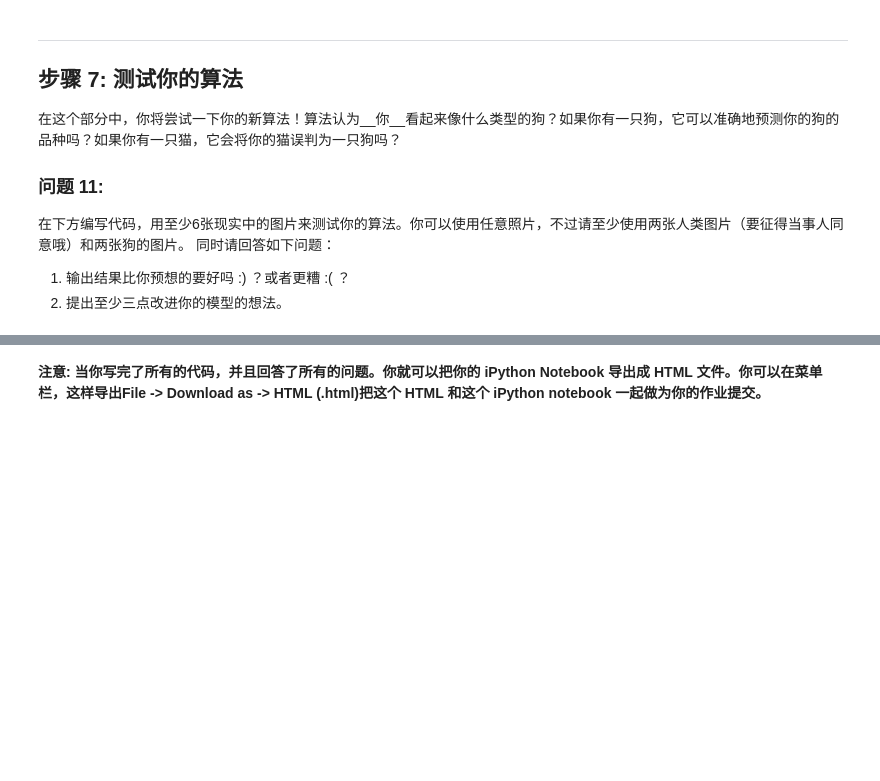
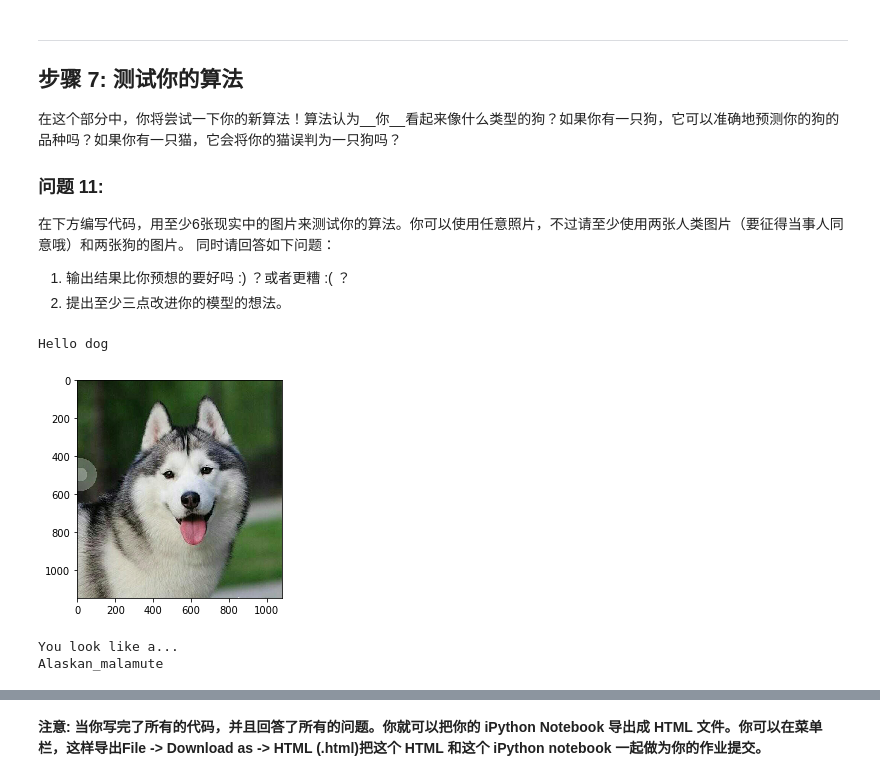
Before and after one commit to kylechenoO/dog-project, a Jupyter notebook: dog_app.ipynb, the cells around one changed output, grey strips where cells are left out. Drawn from its saved outputs; the diff is of its cells as text; code cells hidden in the pictures; blank space fills up the shorter version.

```diff
--- a/dog_app.ipynb
+++ b/dog_app.ipynb
@@ -806,0 +858,11 @@ Test accuracy: 40.7895%
+# %%
+## TODO: 在你的电脑上，在步骤6中，至少在6张图片上运行你的算法。
+## 自由地使用所需的代码单元数吧
+path_str = 'images/test'
+fp_list = [ '{}/{}.jpeg'.format(path_str, x) for x in range(1, 7) ]
+get_result(fp_list[0])
+# %% [output]
+Hello dog
+[figure, added]
+You look like a...
+Alaskan_malamute
```
Also changed, not shown: parts of 28 cells of this notebook, 13 other files.
